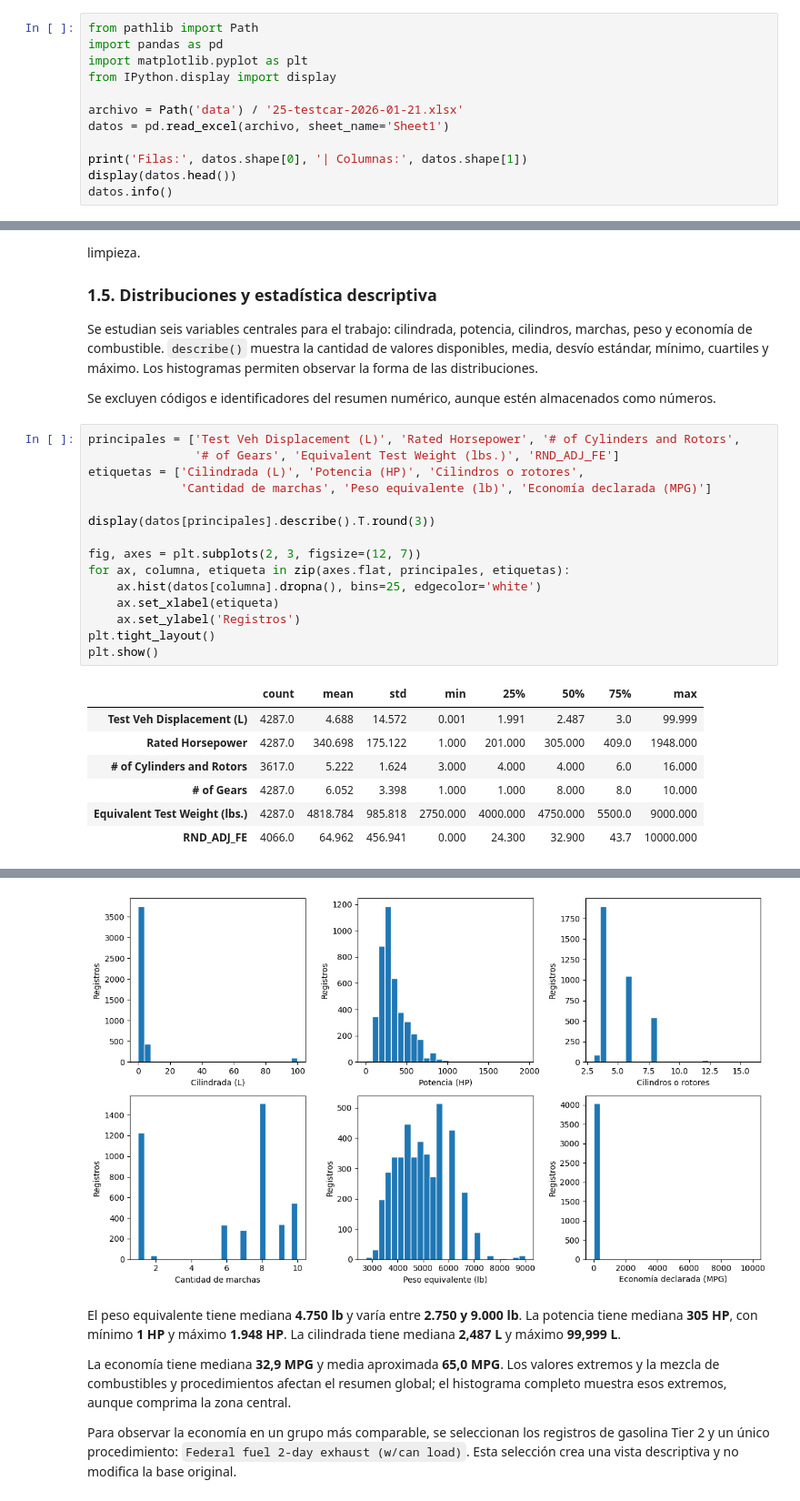
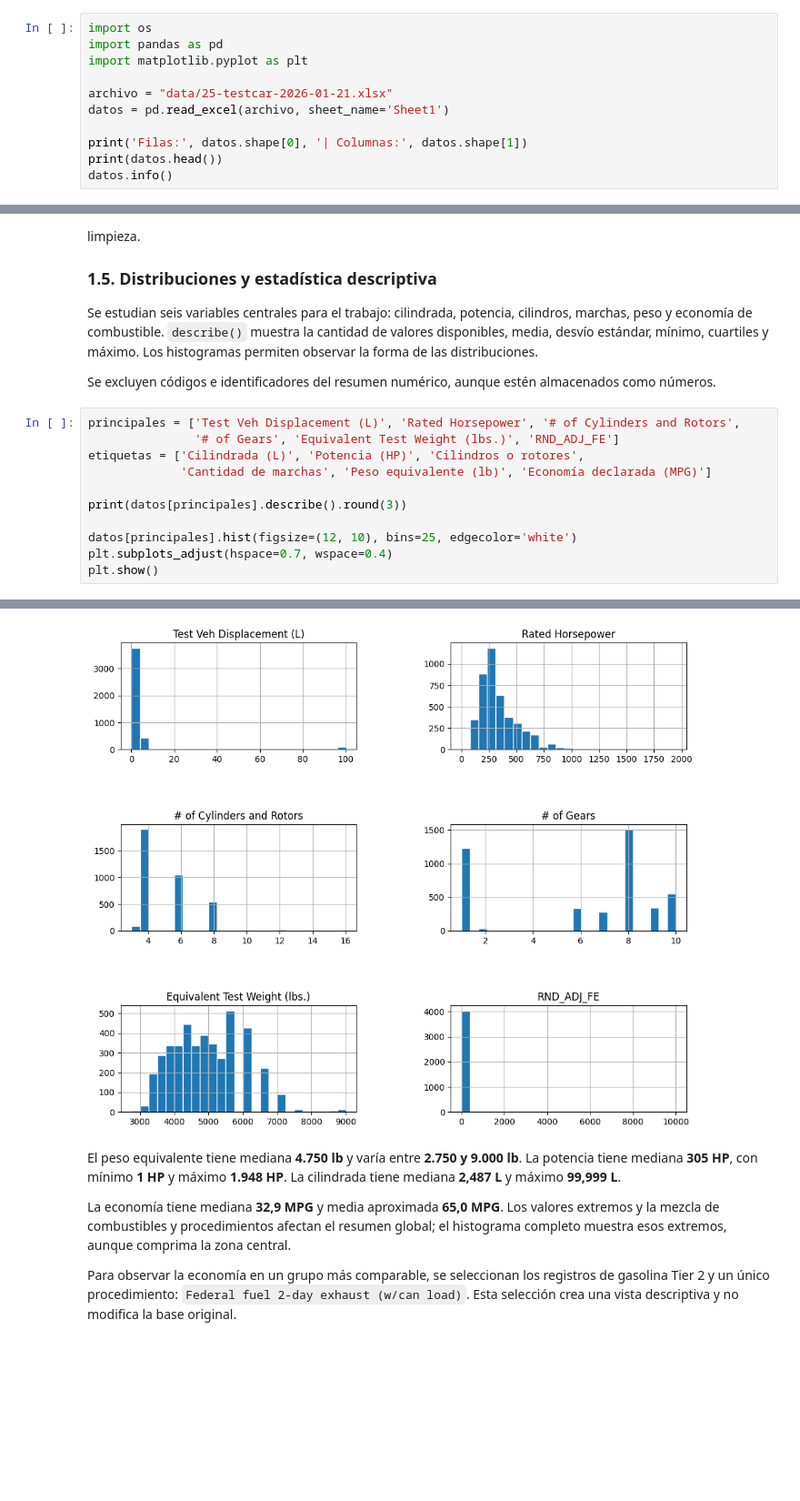
Before and after one commit to rodrigo1git/TPE-Fundamentos-de-Ciencia-de-Datos, a Jupyter notebook: TPE.ipynb, the cells around one changed output, grey strips where cells are left out. Shown at 91% size. Drawn from its saved outputs; the diff is of its cells as text; blank space fills up the shorter version.

```diff
--- a/TPE.ipynb
+++ b/TPE.ipynb
@@ -12,16 +12,15 @@ La economía de combustible indica la distancia recorrida por unidad de combusti
 
 Se lee la hoja `Sheet1` del Excel original, conservado en `data/`. Se muestran las primeras filas y un resumen de las columnas para comprobar que la lectura sea correcta.
 # %%
-from pathlib import Path
+import os
 import pandas as pd
 import matplotlib.pyplot as plt
-from IPython.display import display
 
-archivo = Path('data') / '25-testcar-2026-01-21.xlsx'
+archivo = "data/25-testcar-2026-01-21.xlsx"
 datos = pd.read_excel(archivo, sheet_name='Sheet1')
 
 print('Filas:', datos.shape[0], '| Columnas:', datos.shape[1])
-display(datos.head())
+print(datos.head())
 datos.info()
 # %% [output]
 Filas: 4287 | Columnas: 67
@@ -240,20 +189,9 @@ principales = ['Test Veh Displacement (L)', 'Rated Horsepower', '# of Cylinders
 etiquetas = ['Cilindrada (L)', 'Potencia (HP)', 'Cilindros o rotores',
              'Cantidad de marchas', 'Peso equivalente (lb)', 'Economía declarada (MPG)']
 
-display(datos[principales].describe().T.round(3))
+print(datos[principales].describe().round(3))
 
-fig, axes = plt.subplots(2, 3, figsize=(12, 7))
-for ax, columna, etiqueta in zip(axes.flat, principales, etiquetas):
-    ax.hist(datos[columna].dropna(), bins=25, edgecolor='white')
-    ax.set_xlabel(etiqueta)
-    ax.set_ylabel('Registros')
-plt.tight_layout()
+datos[principales].hist(figsize=(12, 10), bins=25, edgecolor='white')
+plt.subplots_adjust(hspace=0.7, wspace=0.4)
 plt.show()
 # %% [output]
-|  | count | mean | std | min | 25% | 50% | 75% | max |
-| Test Veh Displacement (L) | 4287.0 | 4.688 | 14.572 | 0.001 | 1.991 | 2.487 | 3.0 | 99.999 |
-| Rated Horsepower | 4287.0 | 340.698 | 175.122 | 1.000 | 201.000 | 305.000 | 409.0 | 1948.000 |
-| # of Cylinders and Rotors | 3617.0 | 5.222 | 1.624 | 3.000 | 4.000 | 4.000 | 6.0 | 16.000 |
-| # of Gears | 4287.0 | 6.052 | 3.398 | 1.000 | 1.000 | 8.000 | 8.0 | 10.000 |
-| Equivalent Test Weight (lbs.) | 4287.0 | 4818.784 | 985.818 | 2750.000 | 4000.000 | 4750.000 | 5500.0 | 9000.000 |
-| RND_ADJ_FE | 4066.0 | 64.962 | 456.941 | 0.000 | 24.300 | 32.900 | 43.7 | 10000.000 |
@@ -260,4 +217,4 @@ plt.show()
-[figure, old version]
+[figure, new version]
 # %% [markdown]
 El peso equivalente tiene mediana **4.750 lb** y varía entre **2.750 y 9.000 lb**. La potencia tiene mediana **305 HP**, con mínimo **1 HP** y máximo **1.948 HP**. La cilindrada tiene mediana **2,487 L** y máximo **99,999 L**.
 
```
Also changed, not shown: parts of 7 cells of this notebook.
